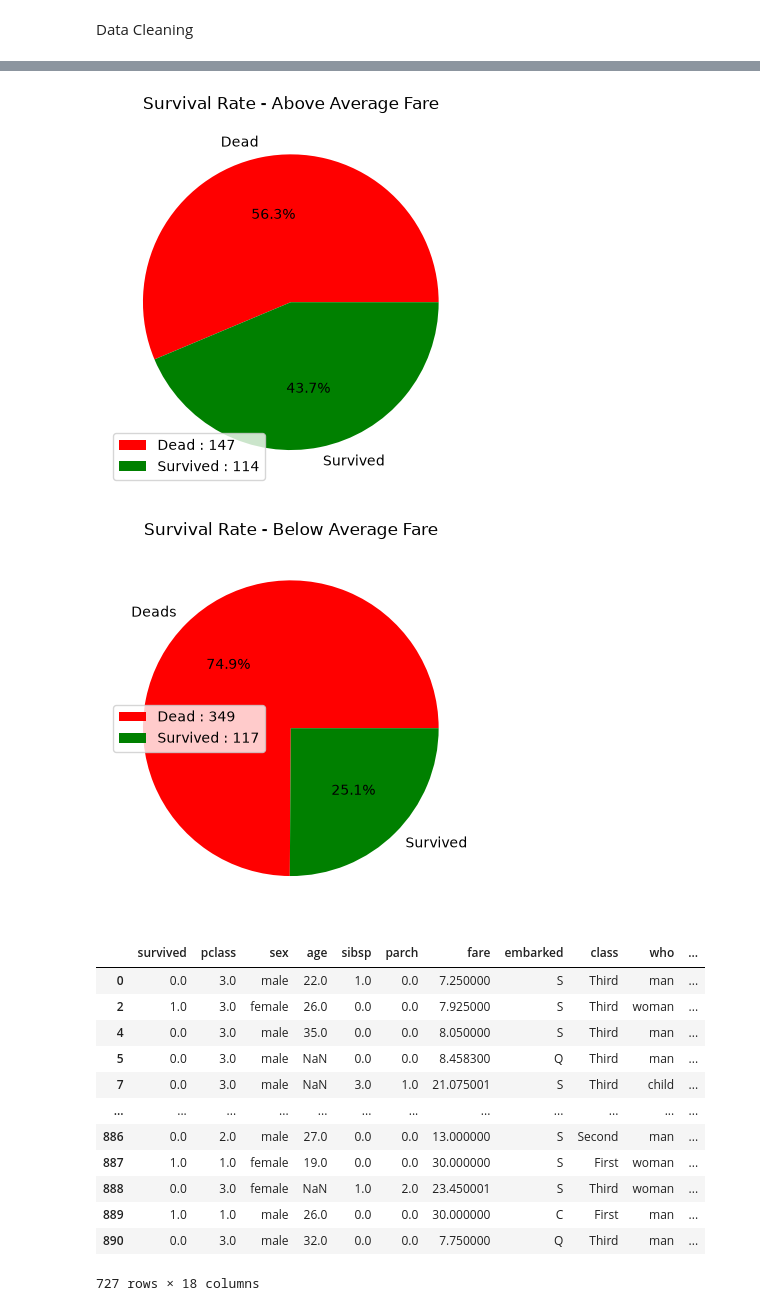
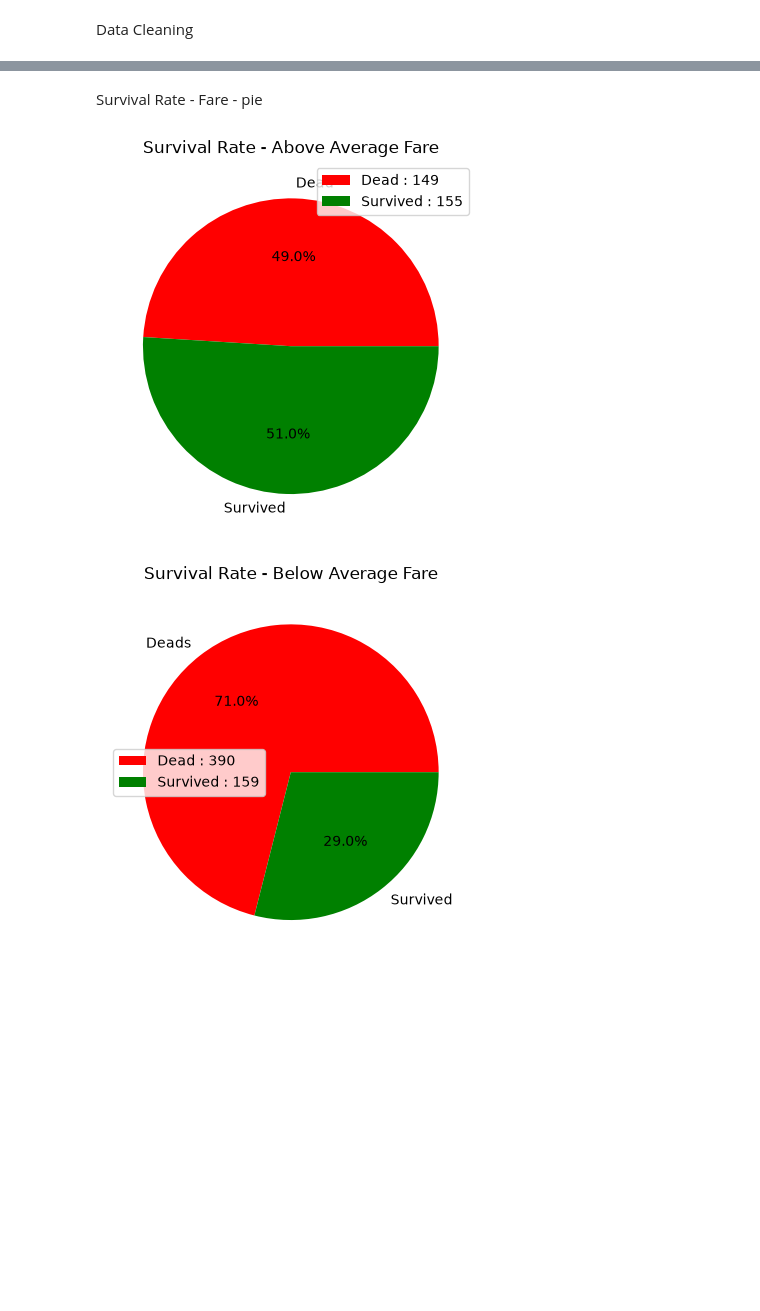
Before and after one commit to marandiohooman-star/Titanic-People-Data-Analysis, a Jupyter notebook: Titanic People Data Analysis.ipynb, the cells around one changed output, grey strips where cells are left out. Drawn from its saved outputs; the diff is of its cells as text; code cells hidden in the pictures; blank space fills up the shorter version.

```diff
--- a/Titanic People Data Analysis.ipynb
+++ b/Titanic People Data Analysis.ipynb
@@ -142,6 +141,8 @@ df.loc[mask_fare , "fare"] = np.nan
 
 #parch_sibs_familysize_alone :
 
+df["alone"] = df["alone"].astype("boolean")
+
 mask_sibsp = (df["sibsp"] < 0)
 df.loc[mask_sibsp, "sibsp"] = np.nan
 
@@ -151,9 +152,13 @@ df.loc[mask_parch, "parch"] = np.nan
 mask_family_size = (df["family_size"] < 1)
 df.loc[mask_family_size, "family_size"] = np.nan
 
-mask_sibsp_parch_family_size_alone = (df["sibsp"]== 0) & (df["parch"] == 0) & (df["family_size"] == 1)
-df.loc[mask_sibsp_parch_family_size_alone , "alone"] = True
-df.loc[~mask_sibsp_parch_family_size_alone , "alone"] = False
+mask_sibsp_parch_family_size_alone1 = (df["sibsp"]== 0) & (df["parch"] == 0) & (df["family_size"] == 1)
+mask_sibsp_parch_family_size_alone2 = ((df["sibsp"]!= 0) | (df["parch"] != 0)) & (df["family_size"] > 1)
+mask_sibsp_parch_family_size_alone3 = (df["sibsp"].isna()) | (df["parch"].isna()) | (df["family_size"].isna())
+
+df.loc[mask_sibsp_parch_family_size_alone1 , "alone"] = True
+df.loc[mask_sibsp_parch_family_size_alone2 , "alone"] = False
+df.loc[mask_sibsp_parch_family_size_alone3 , "alone"] = np.nan
 
 #sex_who :
 
@@ -165,6 +170,8 @@ df.loc[mask_who, "who"] = np.nan
 
 df.loc[(df["sex"] == "male") & (df["who"] == "woman"), "who"] = "man"
 df.loc[(df["sex"] == "female") & (df["who"] == "man"), "who"] = "woman"
+
+colums_df = df.columns
 
 for i in colums_df:
 
@@ -184,4 +191,6 @@ for i in colums_df:
 
     elif df[i].dtype == "float64":
         df[i] = df[i].astype("float32")
+
+df.to_csv("titanic_cleaned.csv" , index = False)
 # %% [output]
@@ -193,38 +199,24 @@ Survival Rate - Fare
+# %% [markdown]
+Survival Rate - Fare - pie
 # %%
-if df["fare"].isna().sum()>0:
-    df = df.dropna(subset = "fare")
-
 above_average = df[df["fare"]>=df["fare"].mean()]
 below_average = df[df["fare"]<df["fare"].mean()]
 
 above_average_dead = (above_average["survived"]==0).sum()
 above_average_survived = (above_average["survived"]==1).sum()
 
 below_average_dead = (below_average["survived"]==0).sum()
 below_average_survived = (below_average["survived"]==1).sum()
 
 plt.pie([above_average_dead , above_average_survived], labels = ["Dead" , "Survived"] , colors = ["red" , "green"] , autopct = "%1.1f%%")
 plt.title("Survival Rate - Above Average Fare")
 plt.legend(labels = [f"Dead : {above_average_dead} " , f"Survived : {above_average_survived}"])
 plt.show()
 
 plt.pie([below_average_dead , below_average_survived] , labels = ["Deads" , "Survived"] , colors = ["red" , "green"] , autopct = "%1.1f%%")
 plt.title("Survival Rate - Below Average Fare")
 plt.legend(labels =  [f"Dead : {below_average_dead} " , f"Survived : {below_average_survived}"])
 plt.show()
 # %% [output]
-[figure, old version]
+[figure, new version]
-[figure, old version]
+[figure, new version]
-|  | survived | pclass | sex | age | sibsp | parch | fare | embarked | class | who | ... |
-| 0 | 0.0 | 3.0 | male | 22.0 | 1.0 | 0.0 | 7.250000 | S | Third | man | ... |
-| 2 | 1.0 | 3.0 | female | 26.0 | 0.0 | 0.0 | 7.925000 | S | Third | woman | ... |
-| 4 | 0.0 | 3.0 | male | 35.0 | 0.0 | 0.0 | 8.050000 | S | Third | man | ... |
-| 5 | 0.0 | 3.0 | male | NaN | 0.0 | 0.0 | 8.458300 | Q | Third | man | ... |
-| 7 | 0.0 | 3.0 | male | NaN | 3.0 | 1.0 | 21.075001 | S | Third | child | ... |
-| ... | ... | ... | ... | ... | ... | ... | ... | ... | ... | ... | ... |
-| 886 | 0.0 | 2.0 | male | 27.0 | 0.0 | 0.0 | 13.000000 | S | Second | man | ... |
-| 887 | 1.0 | 1.0 | female | 19.0 | 0.0 | 0.0 | 30.000000 | S | First | woman | ... |
-| 888 | 0.0 | 3.0 | female | NaN | 1.0 | 2.0 | 23.450001 | S | Third | woman | ... |
-| 889 | 1.0 | 1.0 | male | 26.0 | 0.0 | 0.0 | 30.000000 | C | First | man | ... |
-| 890 | 0.0 | 3.0 | male | 32.0 | 0.0 | 0.0 | 7.750000 | Q | Third | man | ... |
-727 rows × 18 columns
```
Also changed, not shown: parts of 12 cells of this notebook, 1 other file.
